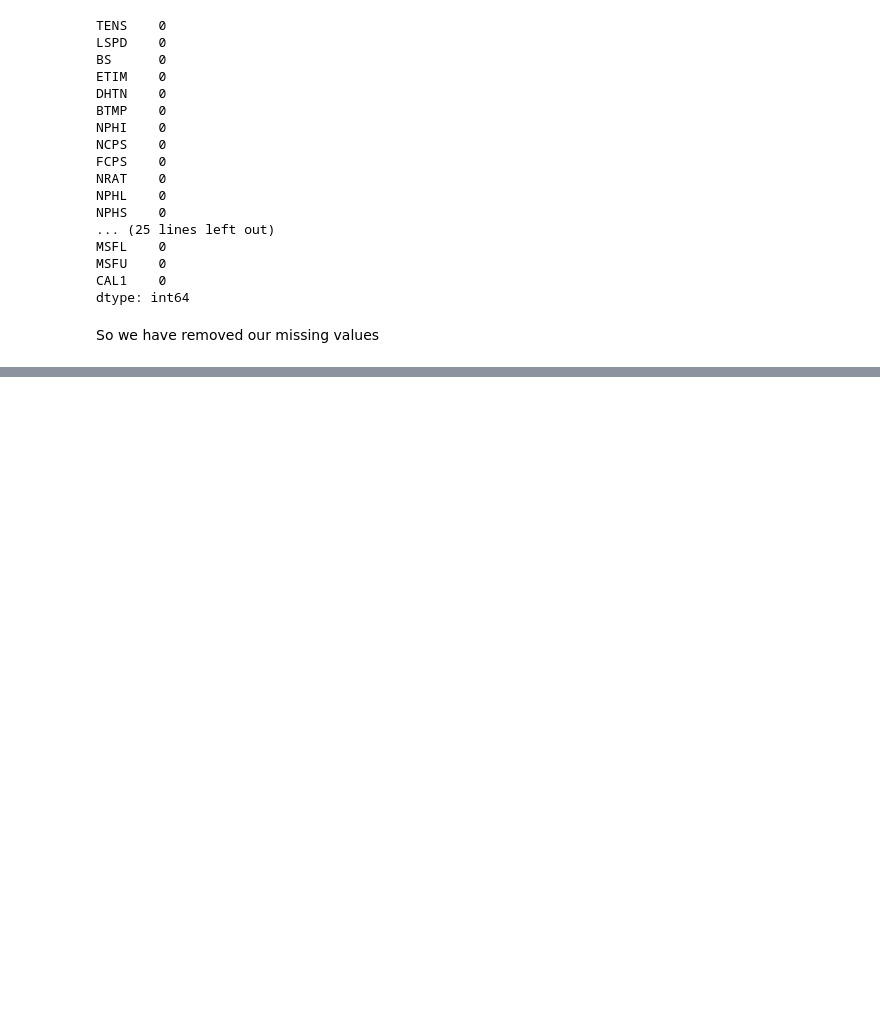
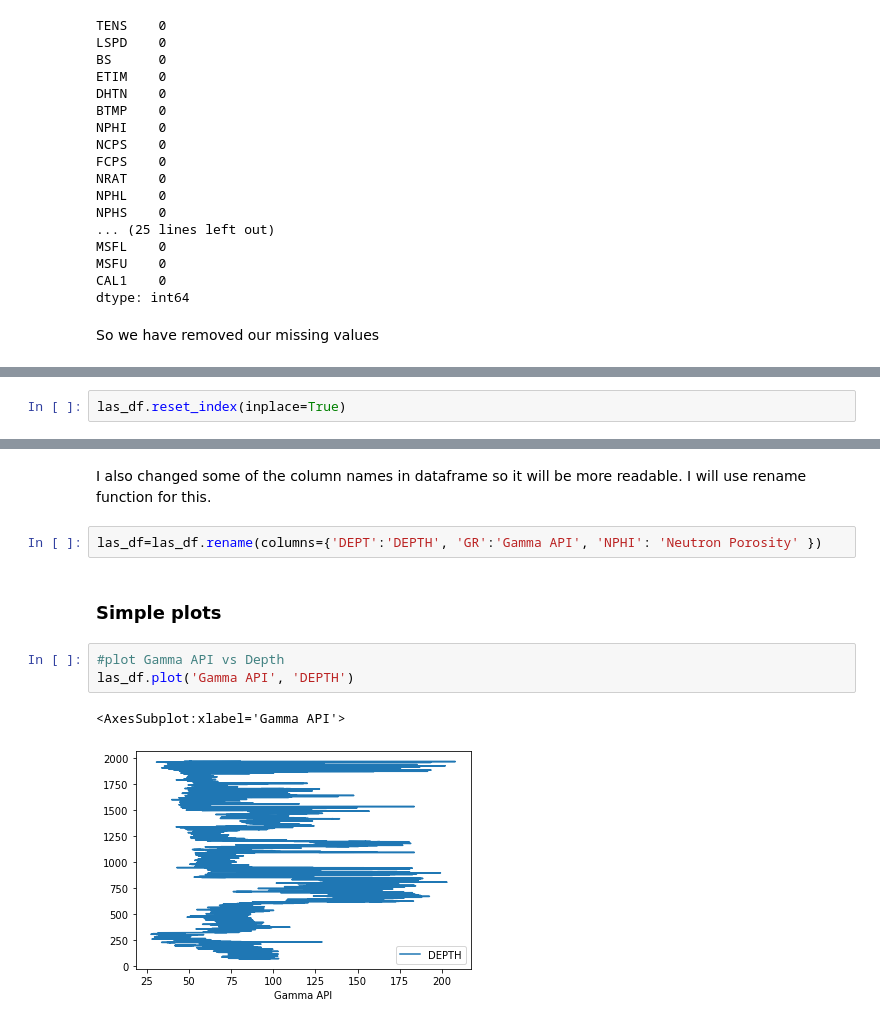
Before and after one commit to aliyusifov99/Well-Log-Data-Analysis, a Jupyter notebook: eda.ipynb, the cells around one changed output, grey strips where cells are left out. Saved outputs shown, nothing was run; the diff lists cells and outputs as text; blank space fills up the shorter version.

Commit message:
Visualization

```diff
--- a/eda.ipynb
+++ b/eda.ipynb
@@ -185,0 +207,2 @@ So we have removed our missing values
+# %%
+las_df.reset_index(inplace=True)
@@ -185,0 +225,12 @@ So we have removed our missing values
+# %% [markdown]
+I also changed some of the column names in dataframe so it will be more readable. I will use rename function for this.
+# %%
+las_df=las_df.rename(columns={'DEPT':'DEPTH', 'GR':'Gamma API', 'NPHI': 'Neutron Porosity' })
+# %% [markdown]
+### Simple plots
+# %%
+#plot Gamma API vs Depth
+las_df.plot('Gamma API', 'DEPTH')
+# %% [output]
+<AxesSubplot:xlabel='Gamma API'>
+[figure, added]
```
Also changed, not shown: parts of 9 cells of this notebook.
